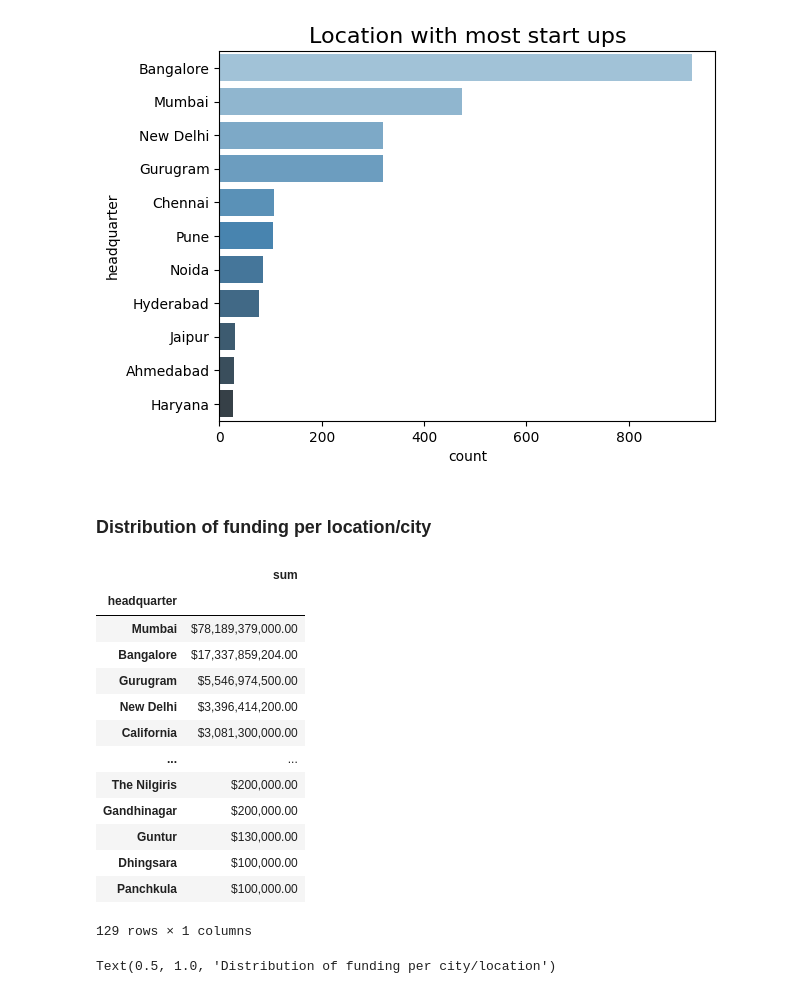
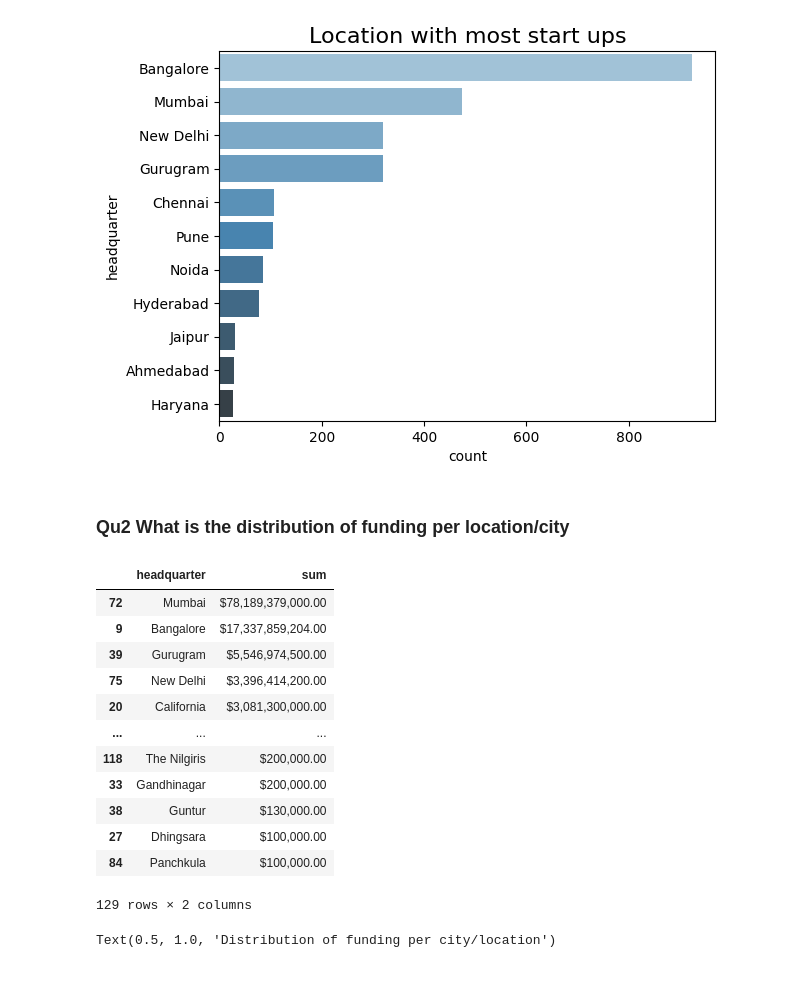
Before and after one commit to iakwatia/Data-Analysis-Project, a Jupyter notebook: Indian_startup.ipynb, the cells around one changed output. Drawn from its saved outputs; the diff is of its cells as text; code cells hidden in the pictures.

```diff
--- a/Indian_startup.ipynb
+++ b/Indian_startup.ipynb
@@ -631,27 +641,17 @@ array(['Agriculture', 'EdTech', 'Hygiene management', 'Finance',
 # %% [markdown]
 ### categorizing Sector
-# %%
-import re
-
-def sector_redistribution(sector):
-    if re.search('Banking|Fintech|finance|crypto|financial|Crowdfunding|Virtual Banking|Escrow', sector):
-        return 'Finance'
-    elif re.search('AgriTech|farming|fish|milk|diary|dairy|dairy startup', sector):
-        return 'Agriculture'
-    elif re.search('edtech|Edtech|Networking Platform|Infratech|Artififial Intelligence|Machine Learning|Tech Company|Automobile & Technology ', sector):
-        return 'Information Technology'
-    elif re.search('E-commerce|E-marketplace|Marketing & Customer Loyalty|Retail', sector):
-        return 'Retail'
-    else:
-
-        return sector
+# %%
+import re
+
+def sector_redistribution(sector):
+    if re.search(r'bank|fintech|finance|crypto|Credit|B2B|E-Commerce|Ecommerce|E-commerce|Trading Platform|Financial Services|Lending|Marketplace|FinTech|Fin Tech|Fin tech|Fintech|Mobile Payments|Finance|MLOPs platform|Escrow|Crowdsourcing|Mutual Funds|Insurance technology|Insurance Technology|FinTech|Virtual Banking|E-marketplace|Financial Services|Banking|Insurance Technology|Marketing|Financial Services|Payments|Insurance|InsurTech|Credit Cards|E-c', sector, re.IGNORECASE):
+        return 'Finance'
+    elif re.search(r'Computer|Information Services|Edtech|edtech|Telecommunication|Tech Startup|Tech company|Apps|Semiconductor|Network Security|Computer Vision|Developer Platform|Enterprise Software|Blockchain startup|Information Technology|Software|AI/ML|Machine Learning|Artificial Intelligence|Machine Learning|Mobile|Software|Internet of Things|Technology|Blockchain|Developer Tools|Cloud Computing' ,sector, re.IGNORECASE):
+        return 'IT/Technology'
+    elif re.search(r'agri|farming|fish|milk|diary|dairy|dairy startup', sector):
+        return 'Agriculture'
+    else:
+        return sector
 # %%
 df['sector']=[sector_redistribution(sector) for sector in df['sector']]
-# %%
-df['sector']= [splitter(sc) for sc in df['sector']]
-# %%
-df['sector']=df['sector'].replace('Automobile & Technology','Technology')
-df['sector']=df['sector'].replace('Finance','Fintech')
-df['sector']=df['sector'].replace('edtech', 'Edtech')
-df['sector']=df['sector'].replace('Fintech', 'Fintech')
 # %%
@@ -767,25 +770,24 @@ plt.title('Location with most start ups', fontsize=16)
 Text(0.5, 1.0, 'Location with most start ups')
 [figure]
 # %% [markdown]
-### Distribution of funding per location/city
+### Qu2 What is the distribution of funding per location/city
 # %%
-funding_per_city = (df.groupby('headquarter')['amount'].agg(['sum']).sort_values('sum', ascending=False))
+funding_per_city = df.groupby('headquarter')['amount'].agg(['sum']).reset_index().sort_values('sum', ascending=False)
 funding_per_city
 # %% [output]
-|  | sum |
-| headquarter |  |
-| Mumbai | $78,189,379,000.00 |
-| Bangalore | $17,337,859,204.00 |
-| Gurugram | $5,546,974,500.00 |
-| New Delhi | $3,396,414,200.00 |
-| California | $3,081,300,000.00 |
-| ... | ... |
-| The Nilgiris | $200,000.00 |
-| Gandhinagar | $200,000.00 |
-| Guntur | $130,000.00 |
-| Dhingsara | $100,000.00 |
-| Panchkula | $100,000.00 |
+|  | headquarter | sum |
+| 72 | Mumbai | $78,189,379,000.00 |
+| 9 | Bangalore | $17,337,859,204.00 |
+| 39 | Gurugram | $5,546,974,500.00 |
+| 75 | New Delhi | $3,396,414,200.00 |
+| 20 | California | $3,081,300,000.00 |
+| ... | ... | ... |
+| 118 | The Nilgiris | $200,000.00 |
+| 33 | Gandhinagar | $200,000.00 |
+| 38 | Guntur | $130,000.00 |
+| 27 | Dhingsara | $100,000.00 |
+| 84 | Panchkula | $100,000.00 |
-129 rows × 1 columns
+129 rows × 2 columns
 # %%
 sns.barplot(y=funding_per_city[:11].index,palette='Blues_d', x =(funding_per_city['sum'])[:11])
 
```
Also changed, not shown: parts of 45 cells of this notebook, 6 other files.
